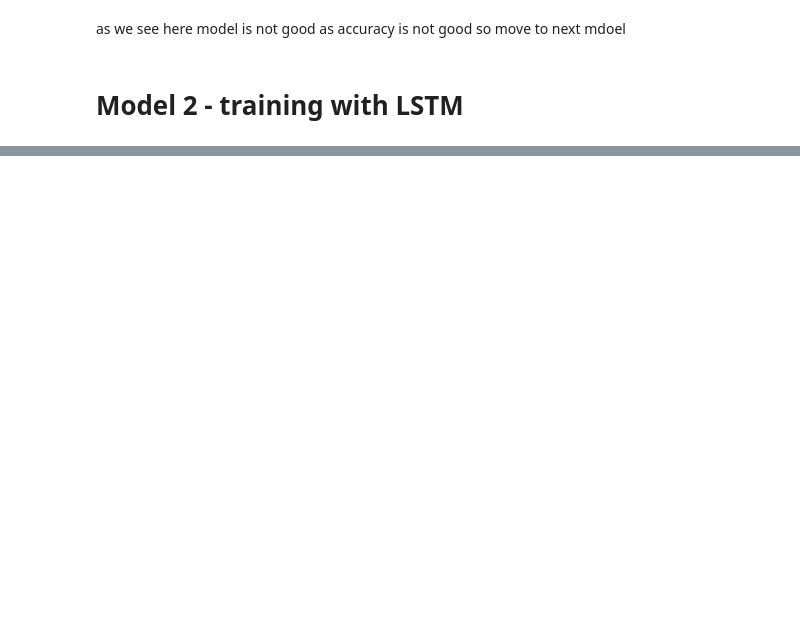
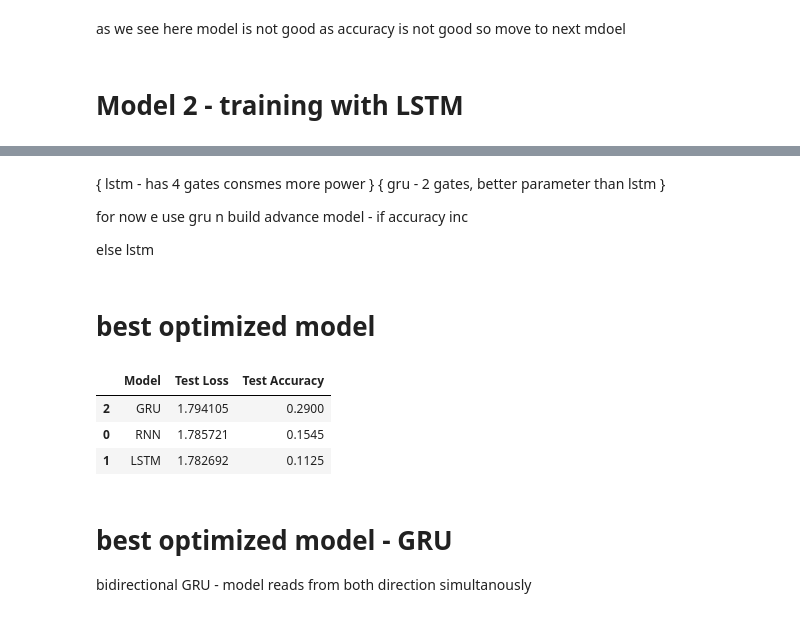
Before and after one commit to ultriti/Sentiment_analysis_Model_Training, a Jupyter notebook: train.model.ipynb, the cells around one changed output, grey strips where cells are left out. Drawn from its saved outputs; the diff is of its cells as text; code cells hidden in the pictures; blank space fills up the shorter version.

Commit message:
GRU - eveluation, best model Fitting

```diff
--- a/train.model.ipynb
+++ b/train.model.ipynb
@@ -426,0 +476,32 @@ as we see here model is not good as accuracy is not good so move to next mdoel
+# %%
+gru_model = Sequential(
+    [
+        Embedding(
+            input_dim=max_words, output_dim=128, input_length=50
+        ),  # embedding layer
+        GRU(units=128,return_sequences=True),  # lstm layer
+        Dropout(0.5),  # 50% of hidden layer is removed to avoid oerfitting
+        GRU(units=64),  # lstm layer
+        Dropout(0.5),  # 50% of hidden layer is removed to avoid oerfitting
+        Dense(units=num_clases, activation="softmax"),  # ouptut layer
+    ]
+)
+
+gru_model.compile(
+    optimizer="adam", loss="sparse_categorical_crossentropy", metrics=["accuracy"]
+)
+# %%
+gru_model.fit(
+    padded_train_seqence,    # input data
+    train_labels,            # output data
+    validation_data = [padded_test_seqence, test_labels],
+    epochs=20,
+    batch_size=32,
+    class_weight=class_weights_dic,
+    callbacks=[early_stopping]
+
+)
+
+gru_loss, gru_accuracy = gru_model.evaluate(padded_test_seqence,test_labels)
+print(f"gru Loss : {gru_loss}")
+print(f"gru Accuracy  : {gru_accuracy}")
@@ -426,0 +518,26 @@ as we see here model is not good as accuracy is not good so move to next mdoel
+# %% [markdown]
+{ lstm - has 4 gates consmes more power }
+{ gru - 2 gates, better parameter than lstm  }
+
+for now e use gru n build advance model - if accuracy inc
+
+else lstm
+# %% [markdown]
+# best optimized model
+# %%
+resule_df = pd.DataFrame({
+    "Model":["RNN","LSTM","GRU"],
+    "Test Loss":[rnn_loss,lstm_loss,gru_loss],
+    "Test Accuracy" : [rnn_accuracy,lstm_accuracy,gru_accuracy]
+}).sort_values(by="Test Accuracy",ascending=False)
+
+resule_df
+# %% [output]
+|  | Model | Test Loss | Test Accuracy |
+| 2 | GRU | 1.794105 | 0.2900 |
+| 0 | RNN | 1.785721 | 0.1545 |
+| 1 | LSTM | 1.782692 | 0.1125 |
+# %% [markdown]
+# best optimized model - GRU
+
+bidirectional GRU - model reads from both direction simultanously
```
Also changed, not shown: parts of 5 cells of this notebook.
